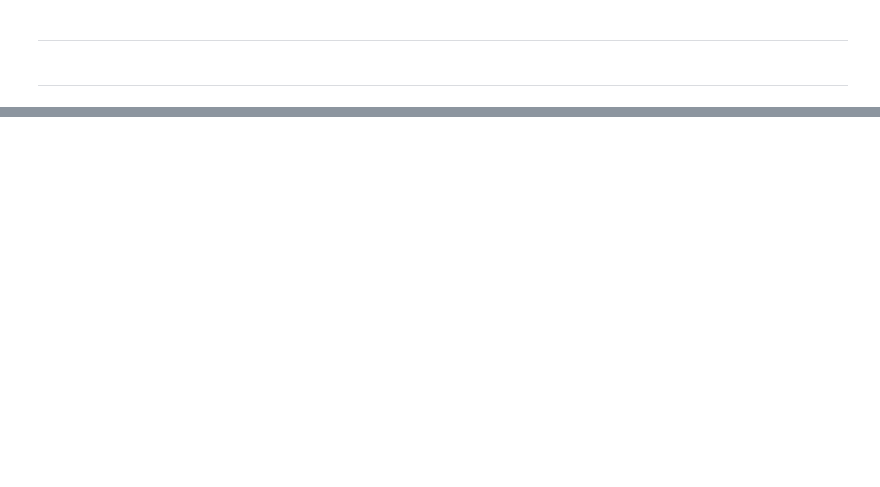
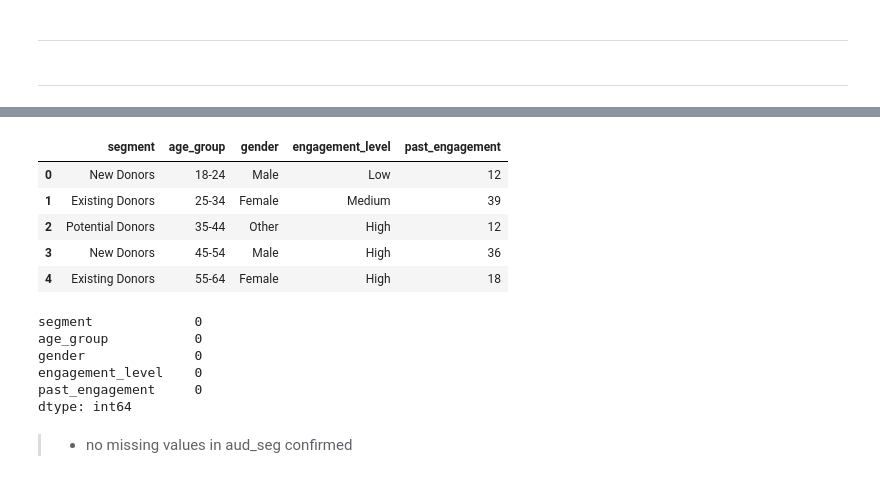
Before and after one commit to stxphz/unicef, a Jupyter notebook: analysis.ipynb, the cells around one changed output, grey strips where cells are left out. Saved outputs shown, nothing was run; the diff lists cells and outputs as text; code cells hidden in the pictures; blank space fills up the shorter version.

```diff
--- a/analysis.ipynb
+++ b/analysis.ipynb
@@ -83,0 +124,33 @@ FileNotFoundError: [Errno 2] No such file or directory: '/datasets/audience_segm
+# %%
+# rename column names to standardize format
+
+aud_seg.rename(columns={'Segment': 'segment',
+                        'Age_Group': 'age_group',
+                        'Gender': 'gender',
+                        'Engagement_Level': 'engagement_level',
+                        'Past_Engagement': 'past_engagement'
+                        }, inplace=True)
+
+
+# display dataframe to see column name changes
+display(aud_seg.head())
+# %% [output]
+|  | segment | age_group | gender | engagement_level | past_engagement |
+| 0 | New Donors | 18-24 | Male | Low | 12 |
+| 1 | Existing Donors | 25-34 | Female | Medium | 39 |
+| 2 | Potential Donors | 35-44 | Other | High | 12 |
+| 3 | New Donors | 45-54 | Male | High | 36 |
+| 4 | Existing Donors | 55-64 | Female | High | 18 |
+# %%
+# validate there are no missing values in aud_seg dataset
+
+print((aud_seg).isna().sum())
+# %% [output]
+segment             0
+age_group           0
+gender              0
+engagement_level    0
+past_engagement     0
+dtype: int64
+# %% [markdown]
+> - no missing values in aud_seg confirmed
```
Also changed, not shown: parts of 30 cells of this notebook, 1 other file.
